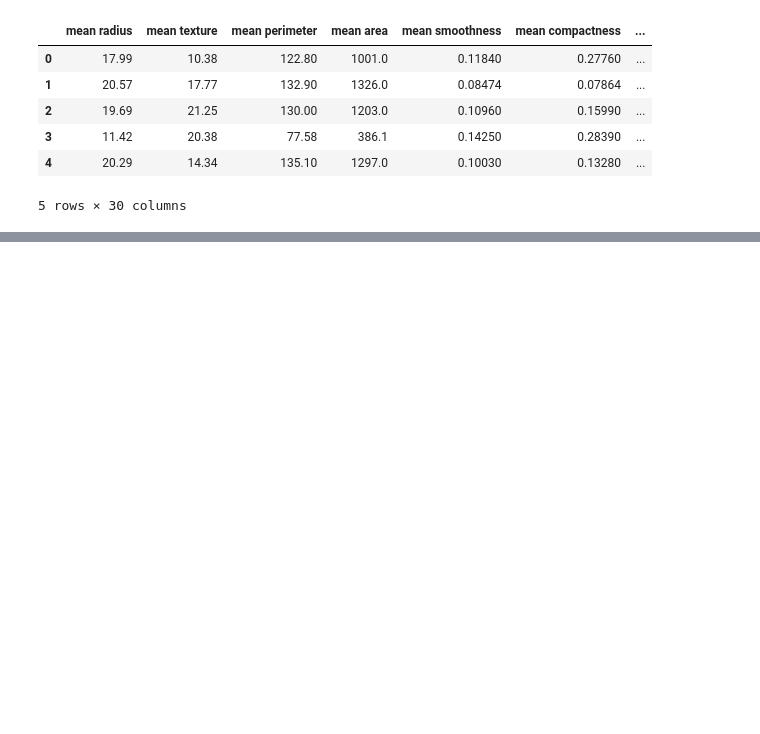
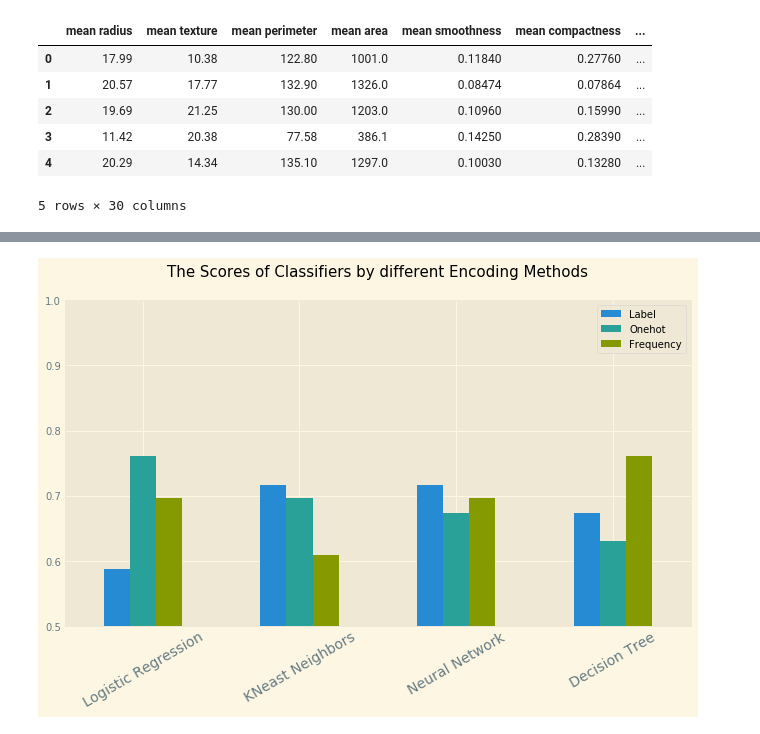
Before and after one commit to herbwood/study_datascience, a Jupyter notebook: coursera/1_02.feature_preprocessing_generation.ipynb, the cells around one changed output, grey strips where cells are left out. Saved outputs shown, nothing was run; the diff lists cells and outputs as text; code cells hidden in the pictures; blank space fills up the shorter version.

Commit message:
studied encoding

```diff
--- a/coursera/1_02.feature_preprocessing_generation.ipynb
+++ b/coursera/1_02.feature_preprocessing_generation.ipynb
@@ -91,0 +187,6 @@ plt.show()
+# %%
+train2 = train.drop(columns = ['PassengerId', 'Name', 'Ticket'])
+train2.dropna(inplace = True)
+y = train2['Survived']
+train3 = train2.drop(columns = ['Survived'])
+train3.head()
@@ -91,0 +219,7 @@ plt.show()
+# %%
+# One-Hot Encoding
+
+train_oh = train3.copy()
+
+train_oh = pd.get_dummies(train_oh, columns = ['Sex', 'Cabin', 'Embarked'])
+train_oh.head()
@@ -91,0 +234,13 @@ plt.show()
+# %%
+# Frequency Encoding
+train_freq = train3.copy()
+
+columns = ['Sex', 'Cabin', 'Embarked']
+
+for col in columns:
+    encoding = train_freq.groupby(col).size()
+    encoding = encoding / len(train_freq)
+    train_freq[col + '_freq'] = train_freq[col].map(encoding)
+    train_freq.drop(columns = [col], inplace = True)
+
+train_freq.head()
@@ -91,0 +254,21 @@ plt.show()
+# %%
+label_data = compare_classifiers(classifiers, name, train_le, y)
+onehot_data = compare_classifiers(classifiers, name, train_oh, y)
+frequency_data = compare_classifiers(classifiers, name, train_freq, y)
+
+# make dataframe of the results
+results = pd.DataFrame([label_data, onehot_data, frequency_data], columns = name)
+results.index = ['Label', 'Onehot', 'Frequency']
+results = results.T
+
+# visualize
+plt.style.use('Solarize_Light2')
+
+ax = results.plot(kind='bar', figsize=(10, 6))
+ax.set_ylim(0.5, 1.0)
+ax.set_title("The Scores of Classifiers by different Encoding Methods\n", fontsize=15)
+ax.set_xticklabels(name, rotation=30, fontsize=14)
+
+plt.show()
+# %% [output]
+[figure, added]
```
Also changed, not shown: parts of 25 cells of this notebook.
